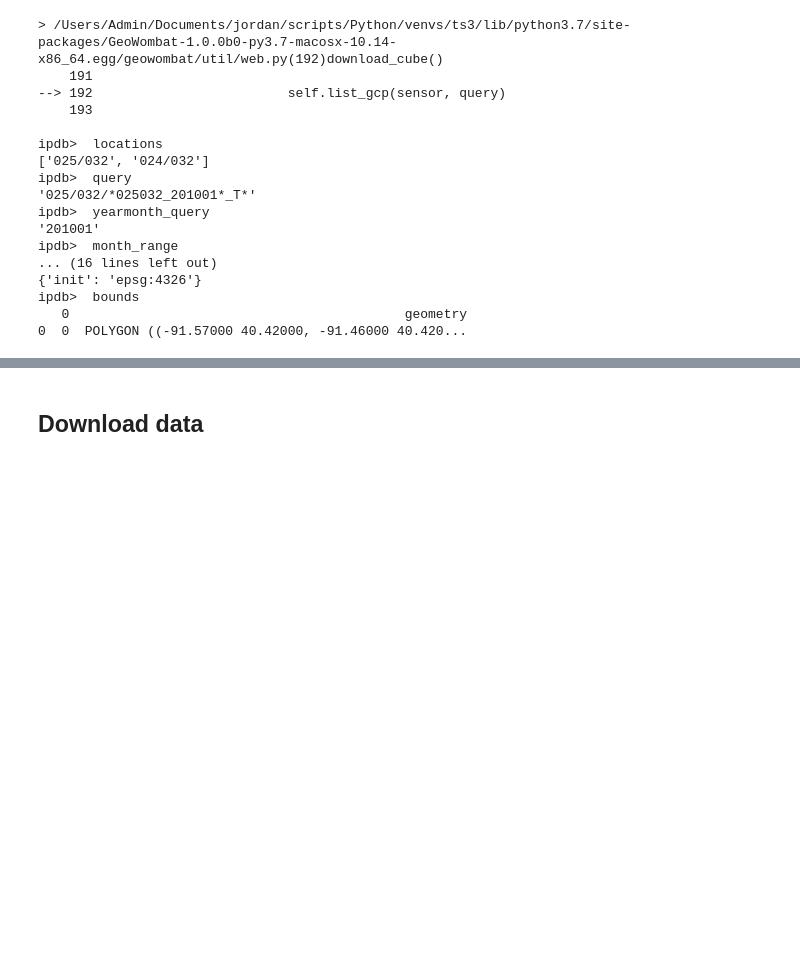
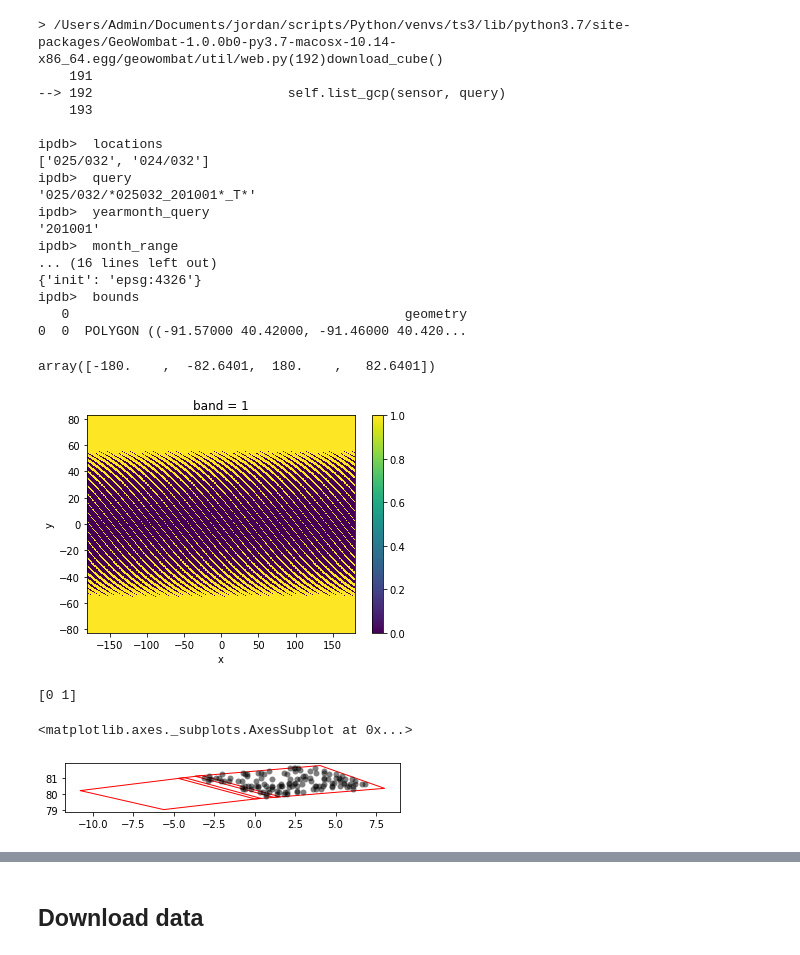
Before and after one commit to jgrss/geowombat, a Jupyter notebook: notebooks/landsat_sr_brdf.ipynb, the cells around one changed output, grey strips where cells are left out. Drawn from its saved outputs; the diff is of its cells as text; code cells hidden in the pictures; blank space fills up the shorter version.

```diff
--- a/notebooks/landsat_sr_brdf.ipynb
+++ b/notebooks/landsat_sr_brdf.ipynb
@@ -70,0 +104,41 @@ for k, v in df_wrs.iterrows():
+# %%
+df.total_bounds
+# %% [output]
+array([-180.    ,  -82.6401,  180.    ,   82.6401])
+# %%
+with gw.open('/Users/Admin/Documents/jordan/wrs2_descending/wrs2_descending_overlaps_grid.tif') as data:
+    data.sel(band=1).plot.imshow()
+# %% [output]
+[figure, added]
+# %%
+from geowombat.core.util import rasterize_geometry
+
+all_touched = False
+frac = 0.1
+
+# gdal_rasterize -a values -l wrs2_descending_overlaps -a_nodata 0 -init 0 -tr 0.1 0.1 -tap -ot Byte -co TILED=YES -co COMPRESS=LZW wrs2_descending_overlaps.shp wrs2_descending_overlaps_grid.tif
+with gw.open('/Users/Admin/Documents/jordan/wrs2_descending/wrs2_descending_overlaps_grid.tif') as data:
+
+    print(da.unique(data.data).compute())
+
+#     meta = data.gw.meta
+
+#     dfrow = dfm.iloc[0]
+
+#     point_df = rasterize_geometry(dfrow['values'],
+#                                   dfrow.geometry,
+#                                   dfm.crs,
+#                                   data.res[0],
+#                                   all_touched,
+#                                   meta,
+#                                   frac)
+# %% [output]
+[0 1]
+# %%
+fig, ax = plt.subplots()
+
+ax = dfm.iloc[:4].plot(color='none', edgecolor='red', ax=ax)
+point_df.plot(c='k', edgecolor='white', lw=0.1, alpha=0.5, ax=ax)
+# %% [output]
+<matplotlib.axes._subplots.AxesSubplot at 0x...>
+[figure, added]
```
Also changed, not shown: parts of 12 cells of this notebook, 10 other files.
